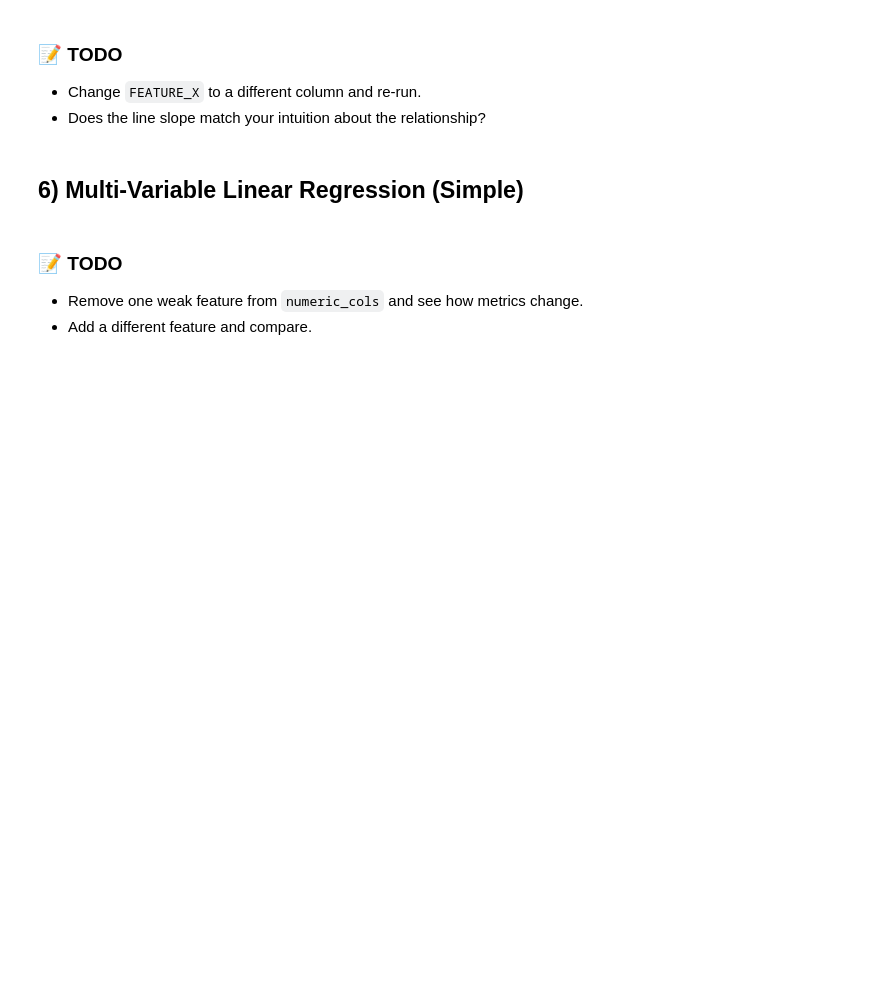
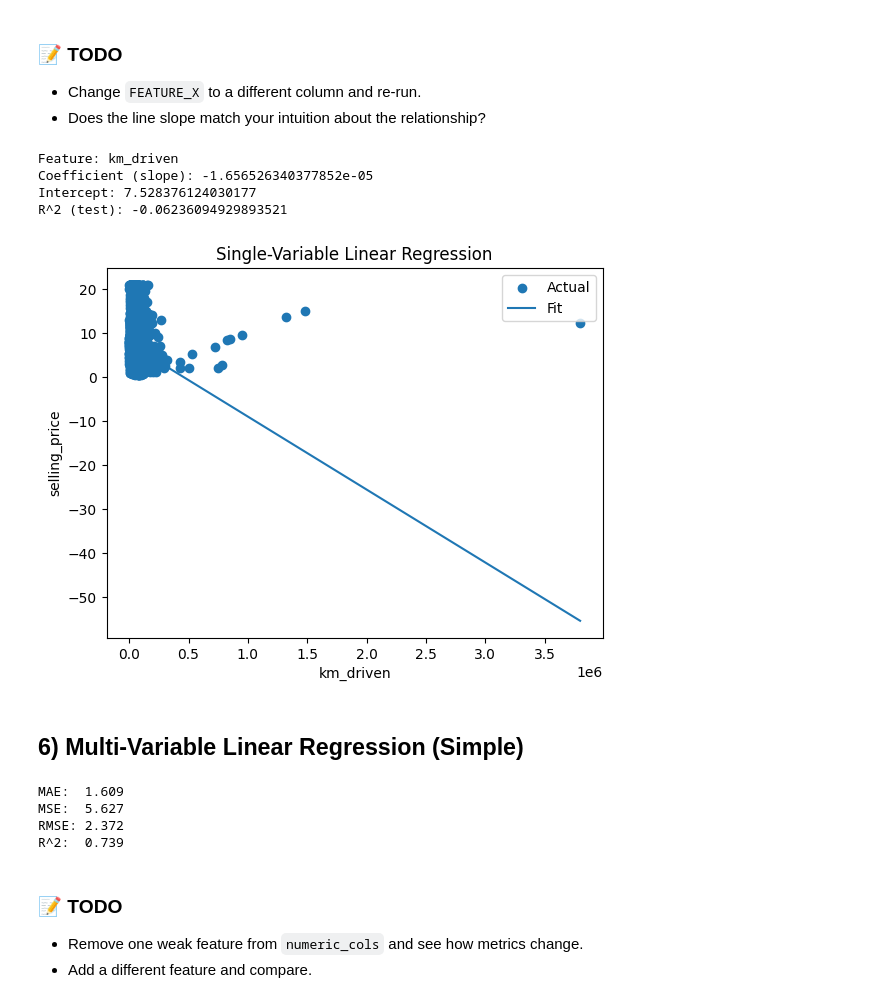
Before and after one commit to Vineelag2122/Machine-Learning, a Jupyter notebook: LAb6_AP23110011644.ipynb, the cells around one changed output. Cells and saved outputs as stored; diff of their text form; code cells hidden in the pictures; blank space fills up the shorter version.

```diff
--- a/LAb6_AP23110011644.ipynb
+++ b/LAb6_AP23110011644.ipynb
@@ -234,10 +250,54 @@ plt.show()
 ### 📝 TODO
 - Change `FEATURE_X` to a different column and re-run.
 - Does the line slope match your intuition about the relationship?
+# %%
+# Pick one feature (auto-pick the first numeric feature)
+if len(numeric_cols) == 0:
+    raise ValueError("No numeric predictors found. Please adjust `numeric_cols`.")
+
+# Change FEATURE_X to a different column, e.g., 'km_driven'
+FEATURE_X = 'km_driven'  # <-- changed to 'km_driven'
+
+# Drop rows with missing target/feature
+data_1v = df[[FEATURE_X, TARGET]].dropna().copy()
+
+X = data_1v[[FEATURE_X]].values
+y = data_1v[TARGET].values
+
+# Train-test split
+X_train, X_test, y_train, y_test = train_test_split(X, y, test_size=0.2, random_state=42)
+
+# Fit linear regression
+lr = LinearRegression()
+lr.fit(X_train, y_train)
+
+# Predictions on test set
+y_pred = lr.predict(X_test)
+
+print("Feature:", FEATURE_X)
+print("Coefficient (slope):", lr.coef_[0])
+print("Intercept:", lr.intercept_)
+print("R^2 (test):", r2_score(y_test, y_pred))
+
+# Plot scatter + regression line (on test set)
+plt.figure()
+plt.scatter(X_test, y_test, label="Actual")
+# create a line
+x_line = np.linspace(X.min(), X.max(), 200).reshape(-1,1)
+y_line = lr.predict(x_line)
+plt.plot(x_line, y_line, label="Fit")
+plt.xlabel(FEATURE_X); plt.ylabel(TARGET); plt.title("Single-Variable Linear Regression")
+plt.legend()
+plt.show()
+# %% [output]
+Feature: km_driven
+Coefficient (slope): -1.656526340377852e-05
+Intercept: 7.528376124030177
+R^2 (test): -0.06236094929893521
+[figure, added]
 # %% [markdown]
 ## 6) Multi-Variable Linear Regression (Simple)
 # %%
-
 # Keep only numeric predictors + target; drop NA
 data_mv = df[numeric_cols + [TARGET]].dropna().copy()
 
@@ -253,13 +313,19 @@ y_pred = lin.predict(X_test)
 
 mae = mean_absolute_error(y_test, y_pred)
 mse = mean_squared_error(y_test, y_pred)
-rmse = mean_squared_error(y_test, y_pred, squared=False)
+# Calculate RMSE by taking the square root of MSE
+rmse = np.sqrt(mse)
 r2 = r2_score(y_test, y_pred)
 
 print(f"MAE:  {mae:.3f}")
 print(f"MSE:  {mse:.3f}")
 print(f"RMSE: {rmse:.3f}")
 print(f"R^2:  {r2:.3f}")
+# %% [output]
+MAE:  1.609
+MSE:  5.627
+RMSE: 2.372
+R^2:  0.739
 # %% [markdown]
 
 ### 📝 TODO
```
Also changed, not shown: parts of 20 cells of this notebook.
